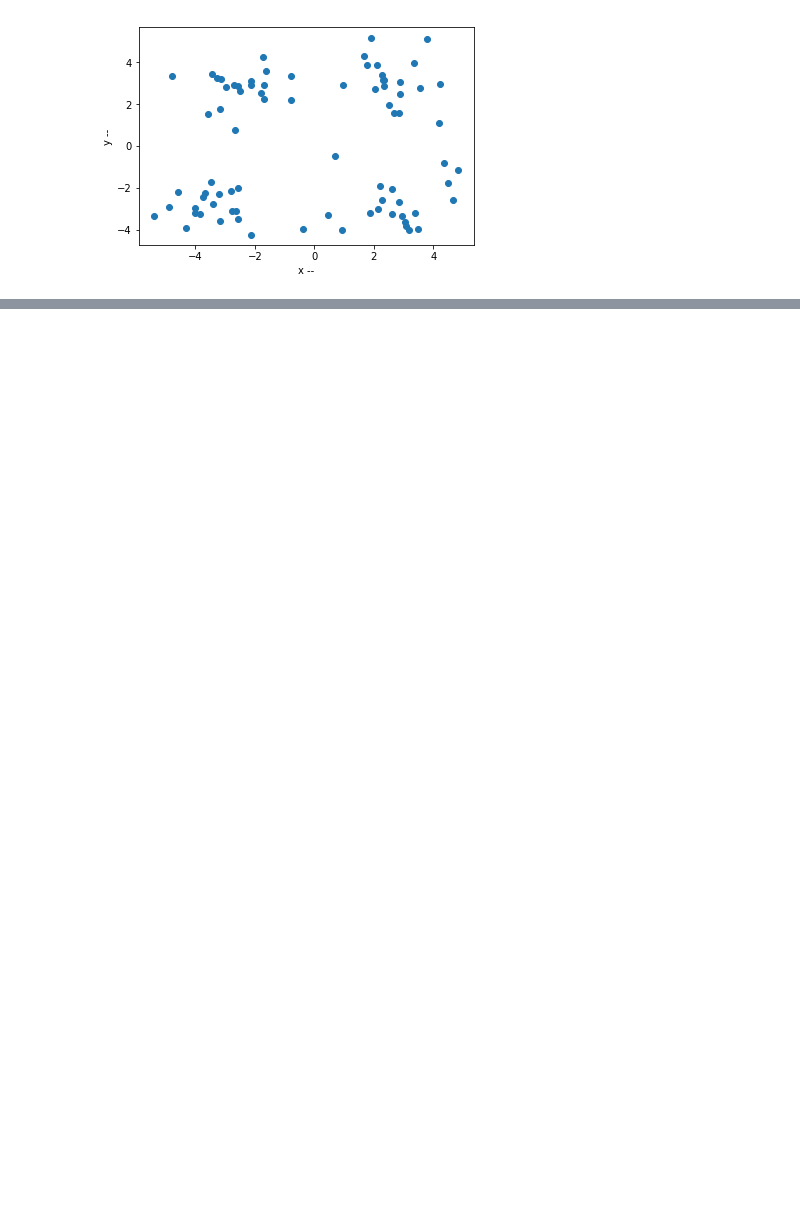
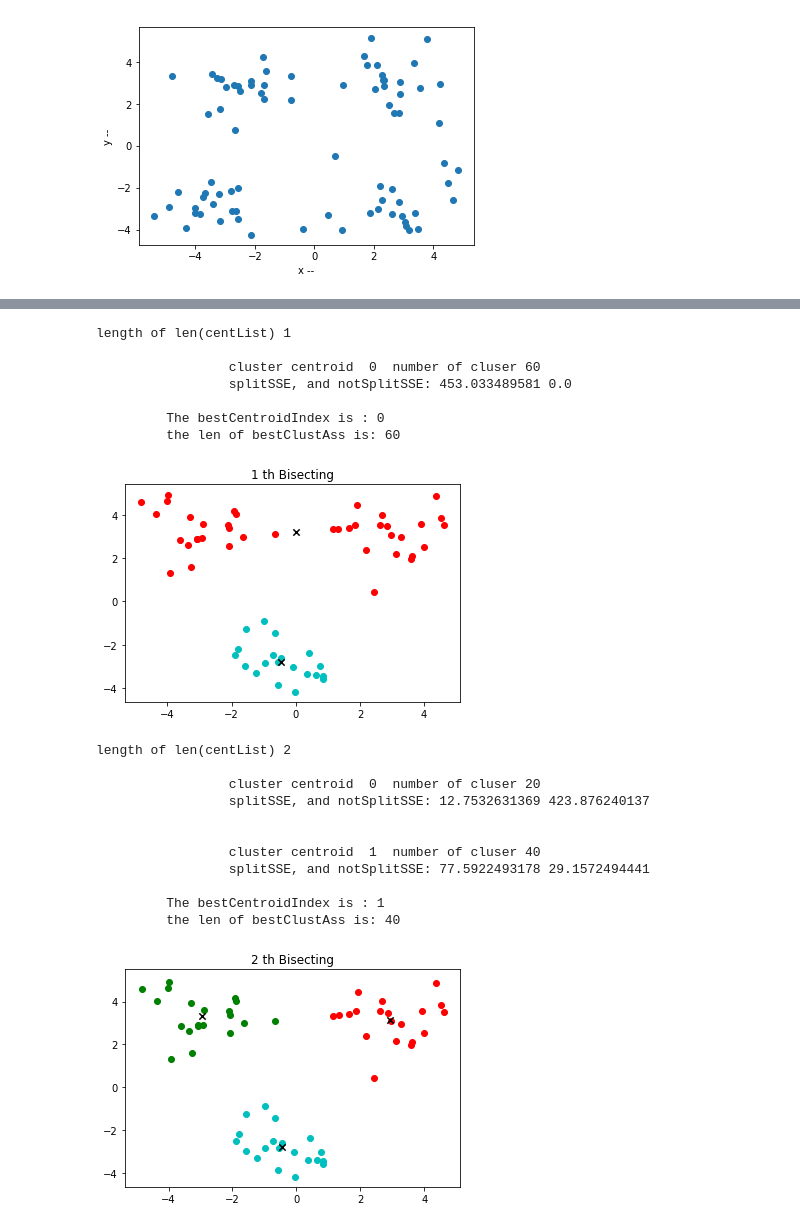
Before and after one commit to AaronFlower/Jupyter, a Jupyter notebook: k-means/K-means.ipynb, the cells around one changed output, grey strips where cells are left out. Saved outputs shown, nothing was run; the diff lists cells and outputs as text; code cells hidden in the pictures; blank space fills up the shorter version.

```diff
--- a/k-means/K-means.ipynb
+++ b/k-means/K-means.ipynb
@@ -106,0 +228,27 @@ ctds, assignMat = kMeans(dataMat, 4)
+# %%
+'''
+在 testSet2.txt 上运行 bisecting k-means 分类。
+'''
+dataMat2 = loadDataset('testSet2.txt')
+biCents2, biAss2 = biKmeans(dataMat2,3)
+# %% [output]
+length of len(centList) 1
+
+                 cluster centroid  0  number of cluser 60
+                 splitSSE, and notSplitSSE: 453.033489581 0.0
+
+         The bestCentroidIndex is : 0
+         the len of bestClustAss is: 60
+[figure, added]
+length of len(centList) 2
+
+                 cluster centroid  0  number of cluser 20
+                 splitSSE, and notSplitSSE: 12.7532631369 423.876240137
+
+
+                 cluster centroid  1  number of cluser 40
+                 splitSSE, and notSplitSSE: 77.5922493178 29.1572494441
+
+         The bestCentroidIndex is : 1
+         the len of bestClustAss is: 40
+[figure, added]
```
Also changed, not shown: parts of 10 cells of this notebook, 1 other file.
